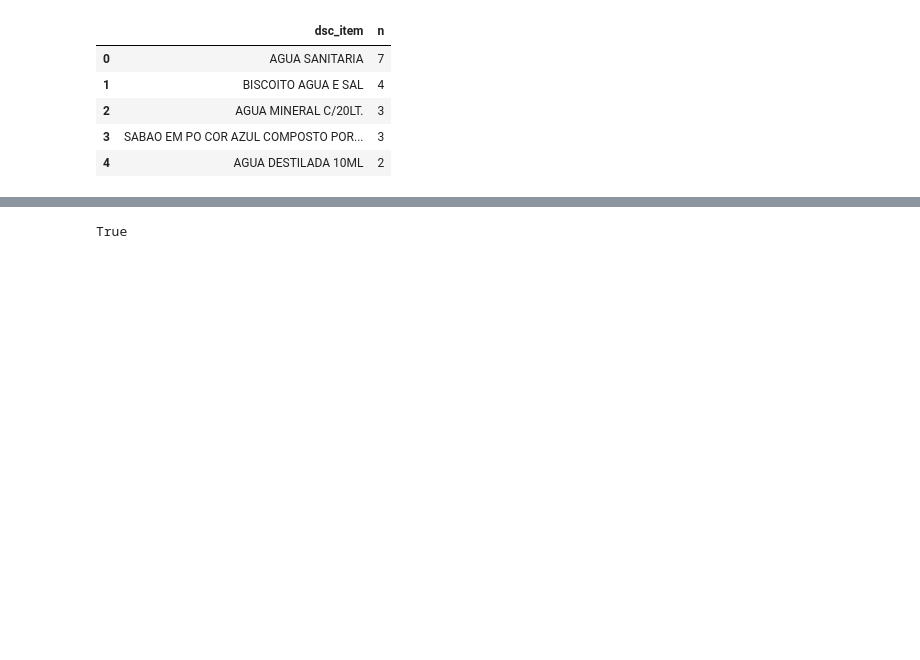
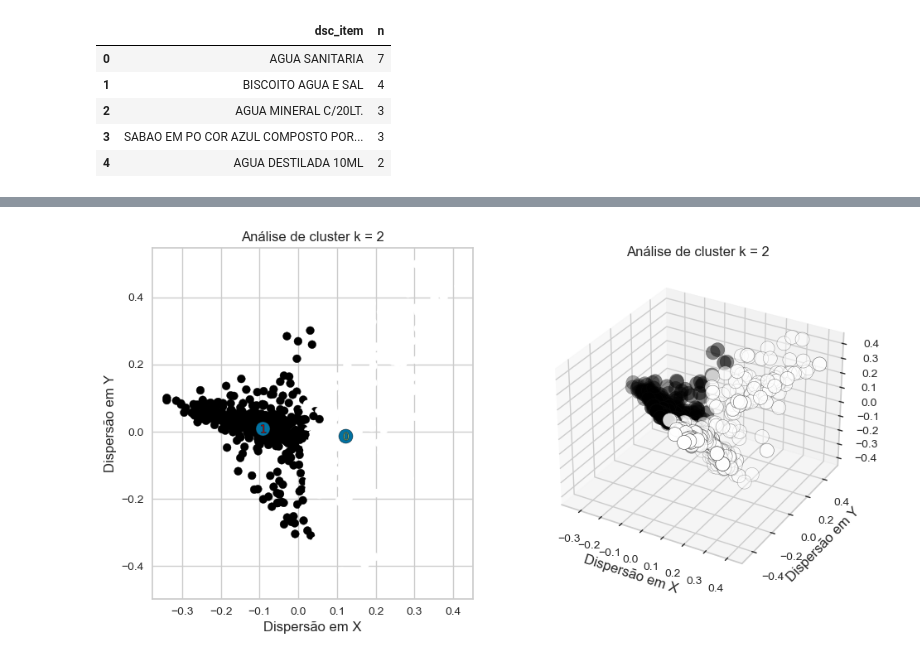
Before and after one commit to caiosousareis/NUS, a Jupyter notebook: Teste Clusterização.ipynb, the cells around one changed output, grey strips where cells are left out. Saved outputs shown, nothing was run; the diff lists cells and outputs as text; code cells hidden in the pictures; blank space fills up the shorter version.

```diff
--- a/Teste Clusterização.ipynb
+++ b/Teste Clusterização.ipynb
@@ -72,3 +146,41 @@ True
 # %%
-nltk.download('stopwords')
+for cluster in range(2, 7):
+    cls = MiniBatchKMeans(n_clusters=cluster, random_state=42)  # Você pode alterar o valor de random_state
+
+    cls.fit(features)
+
+    # Visualização 2D
+    fig = plt.figure(figsize=plt.figaspect(0.5))
+    ax = fig.add_subplot(1, 2, 1)
+
+    pca = PCA(n_components=2, random_state=0)
+    reduced_features = pca.fit_transform(features.toarray())
+    reduced_cluster_centers = pca.transform(cls.cluster_centers_)
+
+    ax.scatter(reduced_features[:, 0], reduced_features[:, 1], c=cls.predict(features))
+    ax.scatter(reduced_cluster_centers[:, 0], reduced_cluster_centers[:, 1], marker='o', s=150, edgecolor='k')
+
+    for i, c in enumerate(reduced_cluster_centers):
+        ax.scatter(c[0], c[1], marker='$%d$' % i, alpha=1, s=50, edgecolor='k')
+
+    plt.title("Análise de cluster k = %d" % cluster)
+    plt.xlabel('Dispersão em X')
+    plt.ylabel('Dispersão em Y')
+
+    # Visualização 3D
+    ax = fig.add_subplot(1, 2, 2, projection="3d")
+
+    pca = PCA(n_components=3, random_state=0)
+    reduced_features = pca.fit_transform(features.toarray())
+    reduced_cluster_centers = pca.transform(cls.cluster_centers_)
+
+    ax.scatter3D(reduced_features[:, 0], reduced_features[:, 1], reduced_features[:, 2], marker='o', s=150, edgecolor='k', c=cls.predict(features))
+
+    plt.title("Análise de cluster k = %d" % cluster)
+    plt.xlabel('Dispersão em X')
+    plt.ylabel('Dispersão em Y')
+
+    # Salva o arquivo de imagem 3D
+    plt.savefig("imagens/grafico_cluster_k=%d" % cluster)
+    plt.show()
 # %% [output]
@@ -78 +188 @@ nltk.download('stopwords')
-True
+[figure, added]
```
Also changed, not shown: parts of 15 cells of this notebook, 1 other file.
